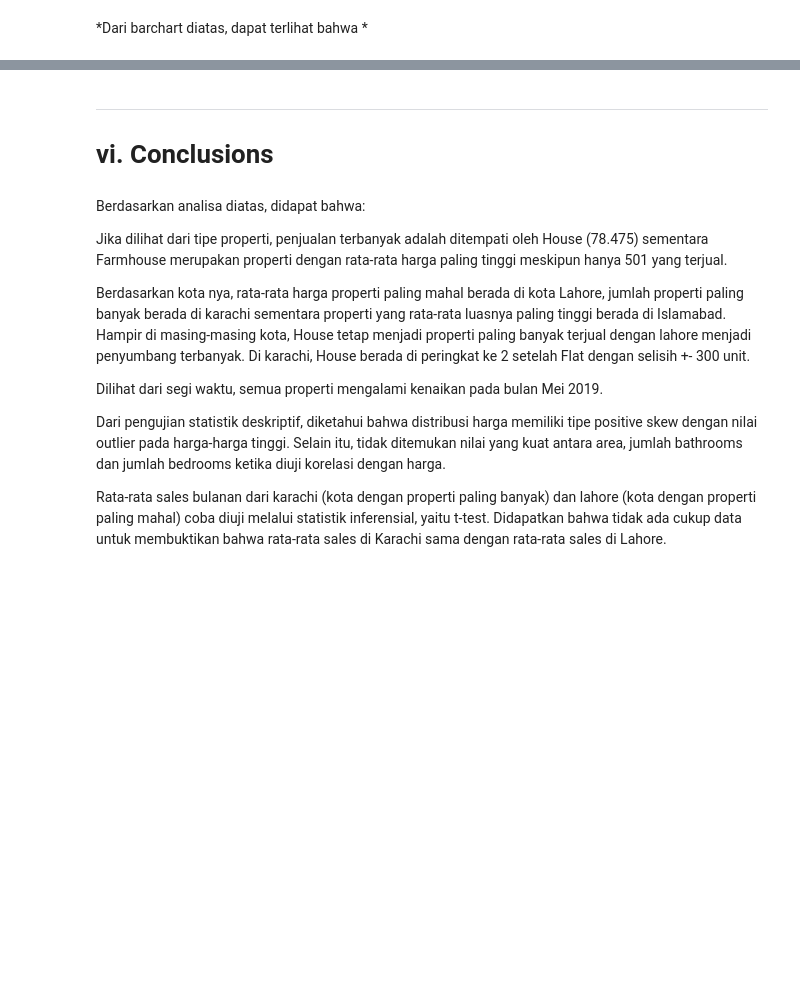
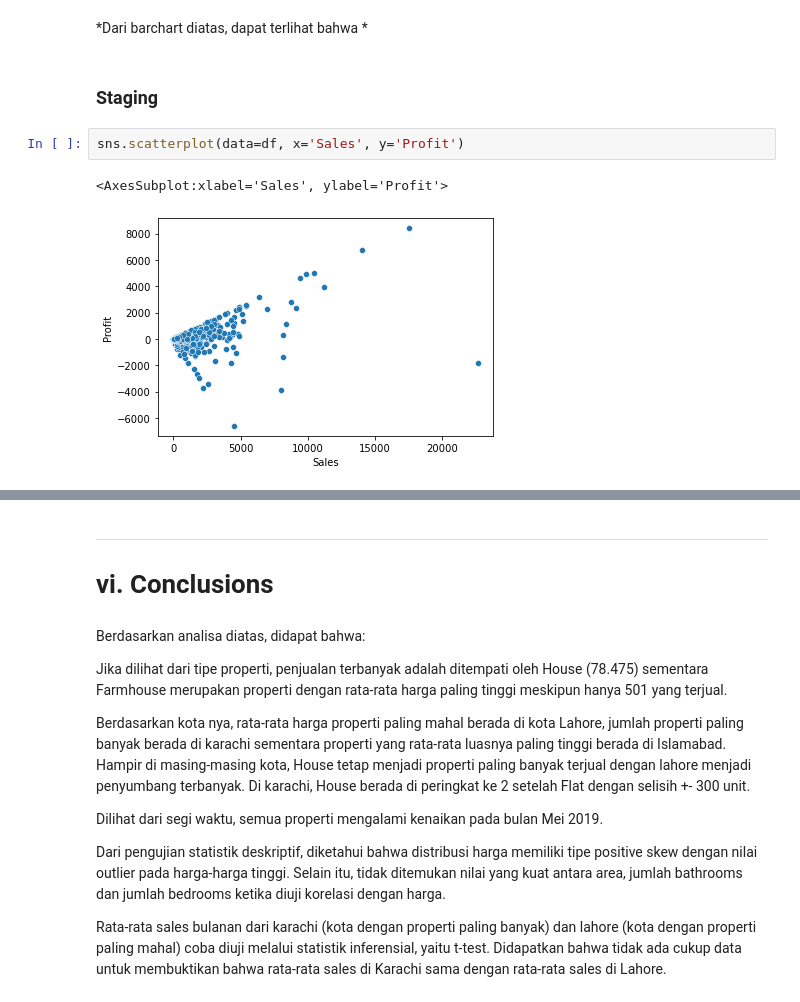
Before and after one commit to fahrizanrasyad/superstore-analysis, a Jupyter notebook: superstore_fahrizan-rasyad.ipynb, the cells around one changed output, grey strips where cells are left out. Cells and saved outputs as stored; diff of their text form; blank space fills up the shorter version.

```diff
--- a/superstore_fahrizan-rasyad.ipynb
+++ b/superstore_fahrizan-rasyad.ipynb
@@ -358,2 +368,9 @@ No artists with labels found to put in legend.  Note that artists whose label st
 # %% [markdown]
 *Dari barchart diatas, dapat terlihat bahwa *
+# %% [markdown]
+### Staging
+# %%
+sns.scatterplot(data=df, x='Sales', y='Profit')
+# %% [output]
+<AxesSubplot:xlabel='Sales', ylabel='Profit'>
+[figure, added]
```
Also changed, not shown: parts of 12 cells of this notebook.
